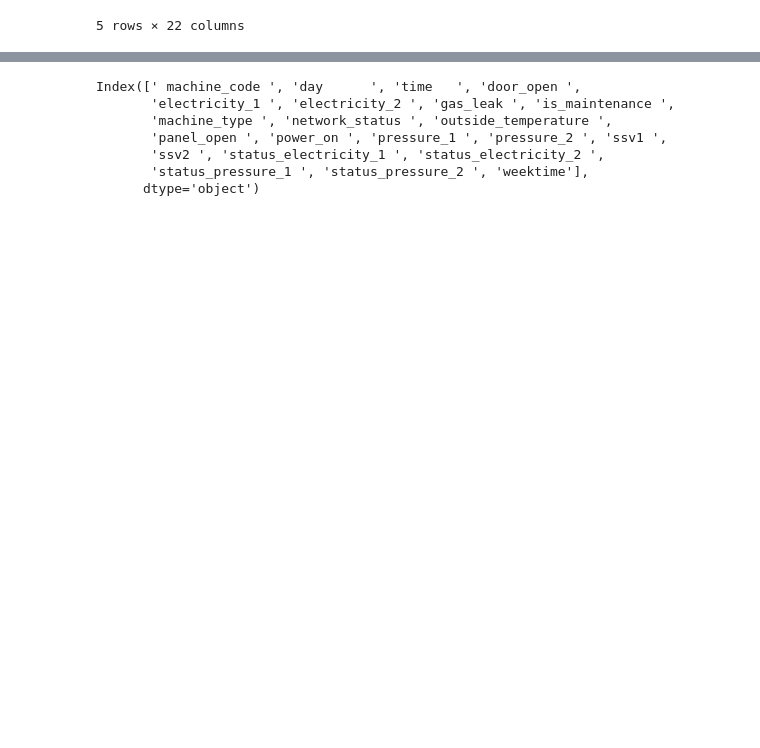
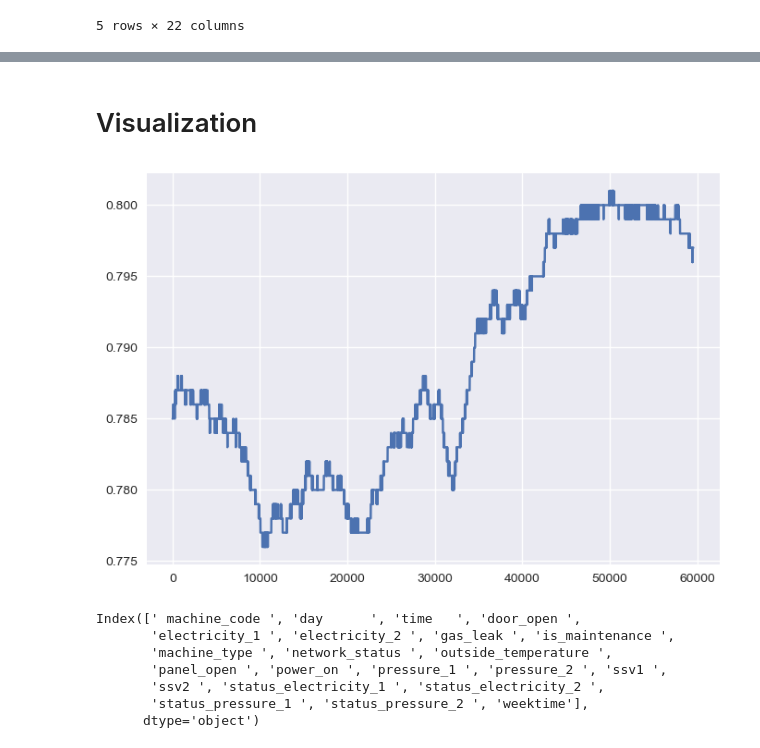
Before and after one commit to annika12302003/titanic-datasets, a Jupyter notebook: Week 3/CNCITY/CNCITY.ipynb, the cells around one changed output, grey strips where cells are left out. Drawn from its saved outputs; the diff is of its cells as text; code cells hidden in the pictures; blank space fills up the shorter version.

```diff
--- a/Week 3/CNCITY/CNCITY.ipynb
+++ b/Week 3/CNCITY/CNCITY.ipynb
@@ -103 +199,9 @@ not_preprocessed.head()
+# %% [markdown]
+# Visualization
+# %%
+new_df['pressure_1 ']
+plt.plot(new_df['pressure_1 '])
+plt.show()
+# %% [output]
+[figure, added]
 # %%
```
Also changed, not shown: parts of 52 cells of this notebook, 1 other file.
